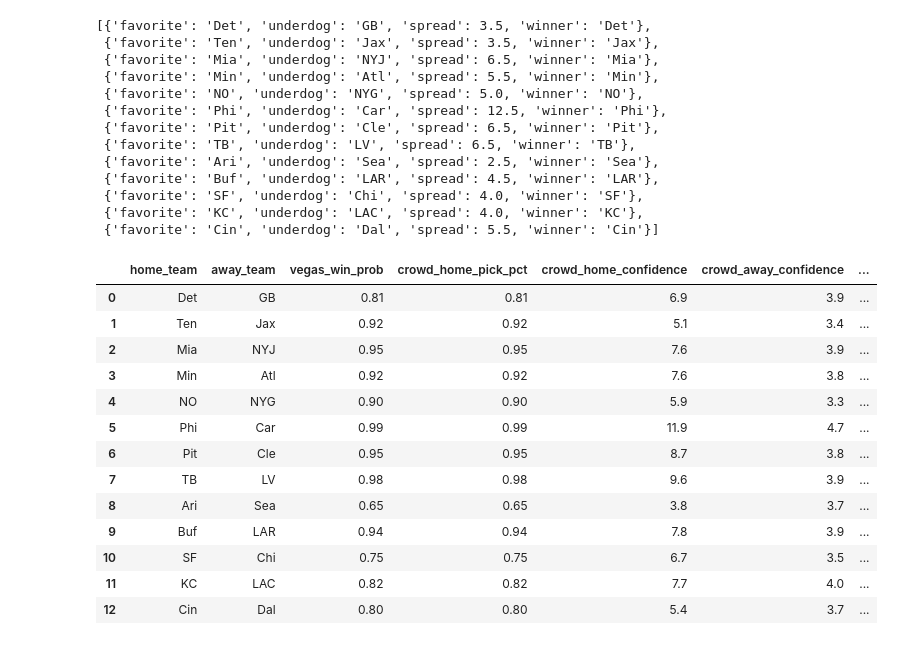
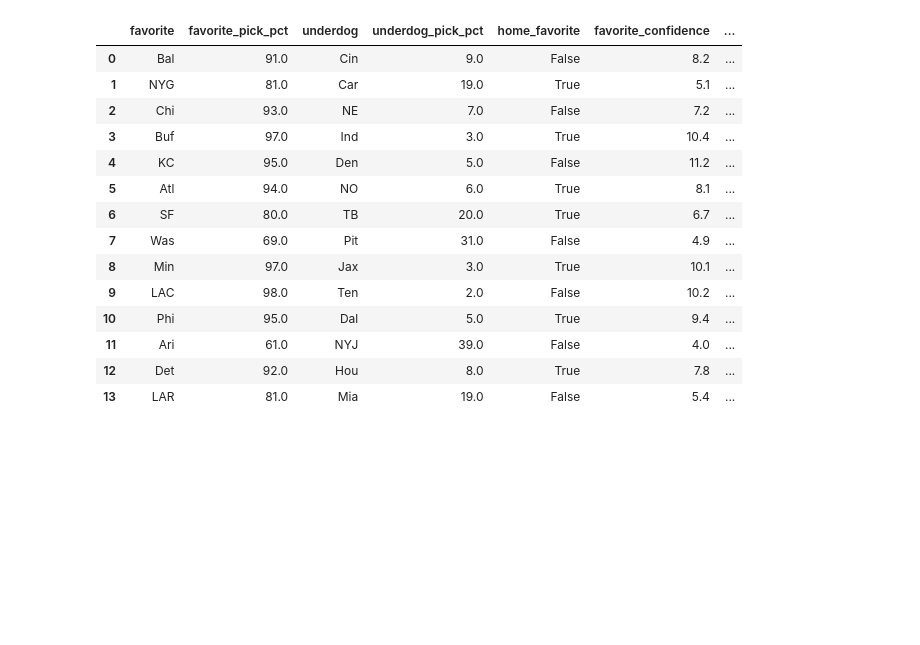
Before and after one commit to tefirman/confpickem, a Jupyter notebook: examples/yahoo_pickem_demo.ipynb, the cells around one changed output. Saved outputs shown, nothing was run; the diff lists cells and outputs as text; code cells hidden in the pictures; blank space fills up the shorter version.

```diff
--- a/examples/yahoo_pickem_demo.ipynb
+++ b/examples/yahoo_pickem_demo.ipynb
@@ -14,39 +9,35 @@ yahoo = YahooPickEm(week, league_id, cookies_file='cookies.txt')
-# %%
-# yahoo.games
-# yahoo.players
-yahoo.results
-# %% [output]
-[{'favorite': 'Det', 'underdog': 'GB', 'spread': 3.5, 'winner': 'Det'},
- {'favorite': 'Ten', 'underdog': 'Jax', 'spread': 3.5, 'winner': 'Jax'},
- {'favorite': 'Mia', 'underdog': 'NYJ', 'spread': 6.5, 'winner': 'Mia'},
- {'favorite': 'Min', 'underdog': 'Atl', 'spread': 5.5, 'winner': 'Min'},
- {'favorite': 'NO', 'underdog': 'NYG', 'spread': 5.0, 'winner': 'NO'},
- {'favorite': 'Phi', 'underdog': 'Car', 'spread': 12.5, 'winner': 'Phi'},
- {'favorite': 'Pit', 'underdog': 'Cle', 'spread': 6.5, 'winner': 'Pit'},
- {'favorite': 'TB', 'underdog': 'LV', 'spread': 6.5, 'winner': 'TB'},
- {'favorite': 'Ari', 'underdog': 'Sea', 'spread': 2.5, 'winner': 'Sea'},
- {'favorite': 'Buf', 'underdog': 'LAR', 'spread': 4.5, 'winner': 'LAR'},
- {'favorite': 'SF', 'underdog': 'Chi', 'spread': 4.0, 'winner': 'SF'},
- {'favorite': 'KC', 'underdog': 'LAC', 'spread': 4.0, 'winner': 'KC'},
- {'favorite': 'Cin', 'underdog': 'Dal', 'spread': 5.5, 'winner': 'Cin'}]
+# %%
+# Pull data from Yahoo
+week = 10
+league_id = 6207
+num_sims = 1000
+# num_entries = 50
+
+yahoo_data = YahooPickEm(week, league_id, cookies_file='../src/confpickem/cookies.txt')
+yahoo_data.games
+# yahoo_data.players
+# yahoo_data.results
+# %% [output]
+|  | favorite | favorite_pick_pct | underdog | underdog_pick_pct | home_favorite | favorite_confidence | ... |
+| 0 | Bal | 91.0 | Cin | 9.0 | False | 8.2 | ... |
+| 1 | NYG | 81.0 | Car | 19.0 | True | 5.1 | ... |
+| 2 | Chi | 93.0 | NE | 7.0 | False | 7.2 | ... |
+| 3 | Buf | 97.0 | Ind | 3.0 | True | 10.4 | ... |
+| 4 | KC | 95.0 | Den | 5.0 | False | 11.2 | ... |
+| 5 | Atl | 94.0 | NO | 6.0 | True | 8.1 | ... |
+| 6 | SF | 80.0 | TB | 20.0 | True | 6.7 | ... |
+| 7 | Was | 69.0 | Pit | 31.0 | False | 4.9 | ... |
+| 8 | Min | 97.0 | Jax | 3.0 | True | 10.1 | ... |
+| 9 | LAC | 98.0 | Ten | 2.0 | False | 10.2 | ... |
+| 10 | Phi | 95.0 | Dal | 5.0 | True | 9.4 | ... |
+| 11 | Ari | 61.0 | NYJ | 39.0 | False | 4.0 | ... |
+| 12 | Det | 92.0 | Hou | 8.0 | True | 7.8 | ... |
+| 13 | LAR | 81.0 | Mia | 19.0 | False | 5.4 | ... |
 # %%
+# Initialize simulator instance and feed in NFL game details
 simulator = ConfidencePickEmSimulator(num_sims=num_sims)
-games_df = convert_yahoo_to_simulator_format(yahoo)
+games_df = convert_yahoo_to_simulator_format(yahoo_data, ignore_results=True)
 simulator.add_games_from_dataframe(games_df)
 
-games_df
+# games_df
+# simulator.games
-# %% [output]
-|  | home_team | away_team | vegas_win_prob | crowd_home_pick_pct | crowd_home_confidence | crowd_away_confidence | ... |
-| 0 | Det | GB | 0.81 | 0.81 | 6.9 | 3.9 | ... |
-| 1 | Ten | Jax | 0.92 | 0.92 | 5.1 | 3.4 | ... |
-| 2 | Mia | NYJ | 0.95 | 0.95 | 7.6 | 3.9 | ... |
-| 3 | Min | Atl | 0.92 | 0.92 | 7.6 | 3.8 | ... |
-| 4 | NO | NYG | 0.90 | 0.90 | 5.9 | 3.3 | ... |
-| 5 | Phi | Car | 0.99 | 0.99 | 11.9 | 4.7 | ... |
-| 6 | Pit | Cle | 0.95 | 0.95 | 8.7 | 3.8 | ... |
-| 7 | TB | LV | 0.98 | 0.98 | 9.6 | 3.9 | ... |
-| 8 | Ari | Sea | 0.65 | 0.65 | 3.8 | 3.7 | ... |
-| 9 | Buf | LAR | 0.94 | 0.94 | 7.8 | 3.9 | ... |
-| 10 | SF | Chi | 0.75 | 0.75 | 6.7 | 3.5 | ... |
-| 11 | KC | LAC | 0.82 | 0.82 | 7.7 | 4.0 | ... |
-| 12 | Cin | Dal | 0.80 | 0.80 | 5.4 | 3.7 | ... |
```
Also changed, not shown: parts of 12 cells of this notebook, 2 other files.
